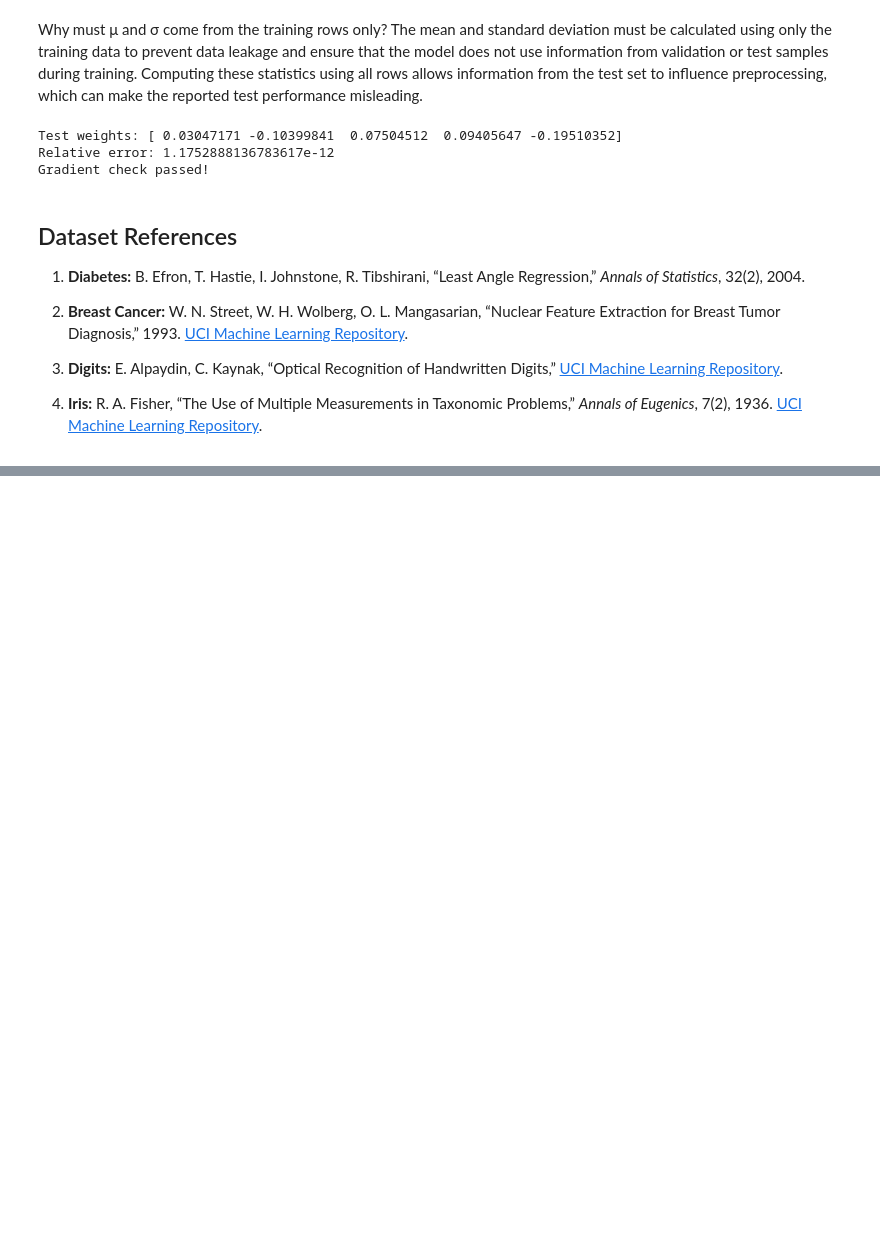
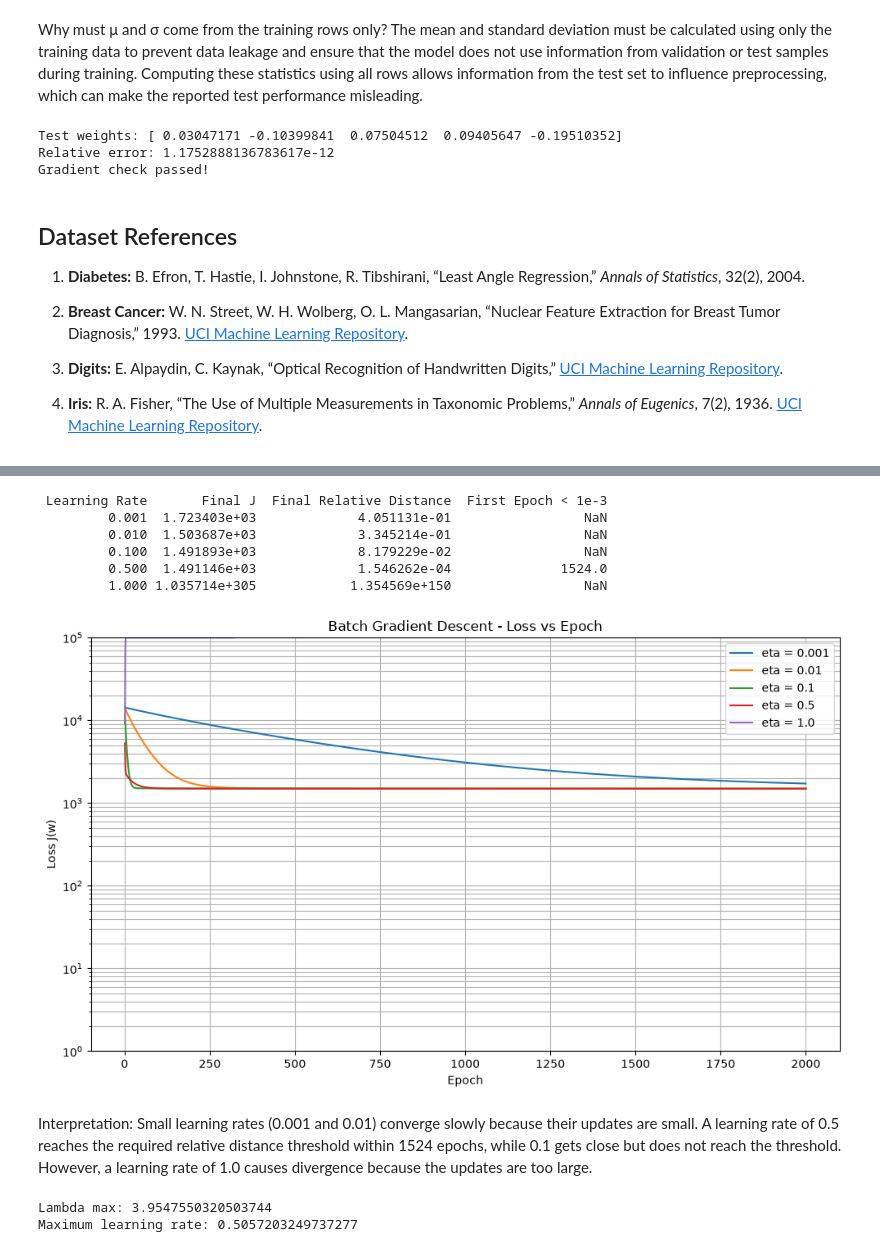
Before and after one commit to yosuefelshref-commits/ML_Assignment_2, a Jupyter notebook: Assignment_2.ipynb, the cells around one changed output, grey strips where cells are left out. Drawn from its saved outputs; the diff is of its cells as text; code cells hidden in the pictures; blank space fills up the shorter version.

```diff
--- a/Assignment_2.ipynb
+++ b/Assignment_2.ipynb
@@ -503,0 +651,68 @@ Gradient check passed!
+# %%
+results_table = []
+
+for eta, result in gd_results.items():
+
+    losses = result["loss"]
+    distances = result["distance"]
+    final_loss = losses[-1] if len(losses) > 0 else np.nan
+    final_distance = distances[-1] if len(distances) > 0 else np.nan
+
+    results_table.append({
+        "Learning Rate": eta,
+        "Final J": final_loss,
+        "Final Relative Distance": final_distance,
+        "First Epoch < 1e-3": result["first_epoch"]
+    })
+
+gd_table = pd.DataFrame(results_table)
+print(gd_table.to_string(index=False))
+# %% [output]
+ Learning Rate       Final J  Final Relative Distance  First Epoch < 1e-3
+         0.001  1.723403e+03             4.051131e-01                 NaN
+         0.010  1.503687e+03             3.345214e-01                 NaN
+         0.100  1.491893e+03             8.179229e-02                 NaN
+         0.500  1.491146e+03             1.546262e-04              1524.0
+         1.000 1.035714e+305            1.354569e+150                 NaN
+# %%
+fig, ax = plt.subplots(figsize=(10, 6))
+plot_cap = 100000
+
+for eta, result in gd_results.items():
+
+    losses = np.array(result["loss"], dtype=float)
+
+    valid = np.isfinite(losses) & (losses > 0)
+    epochs_axis = np.arange(1, len(losses) + 1)
+    plotted_losses = np.minimum(losses[valid], plot_cap)
+
+    ax.plot(epochs_axis[valid],plotted_losses,label=f"eta = {eta}")
+
+ax.set_yscale("log")
+ax.set_ylim(1, plot_cap)
+ax.set_xlabel("Epoch")
+ax.set_ylabel("Loss J(w)")
+ax.set_title("Batch Gradient Descent - Loss vs Epoch")
+ax.legend()
+ax.grid(True, which="both")
+plt.tight_layout()
+plt.show()
+# %% [output]
+[figure, added]
+# %% [markdown]
+Interpretation: Small learning rates (0.001 and 0.01) converge slowly because their updates are small. A learning rate of 0.5 reaches the required relative distance threshold within 1524 epochs, while 0.1 gets close but does not reach the threshold. However, a learning rate of 1.0 causes divergence because the updates are too large.
+# %%
+#Hessian matrix
+H = (X_train_bias.T @ X_train_bias) / N
+#eigenvalues
+eigenvalues = np.linalg.eigvalsh(H)
+#Largest
+lambda_max = eigenvalues[-1]
+#rate limit
+eta_max = 2 / lambda_max
+
+print("Lambda max:", lambda_max)
+print("Maximum learning rate:", eta_max)
+# %% [output]
+Lambda max: 3.9547550320503744
+Maximum learning rate: 0.5057203249737277
```
Also changed, not shown: parts of 41 cells of this notebook.
